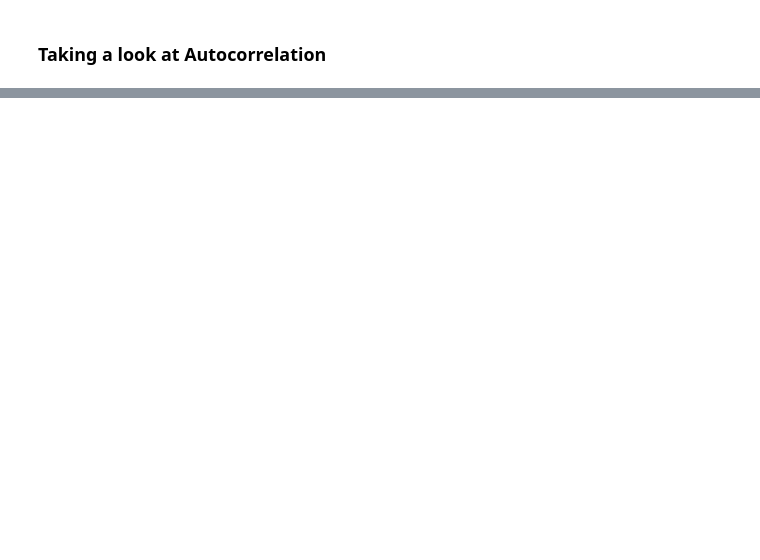
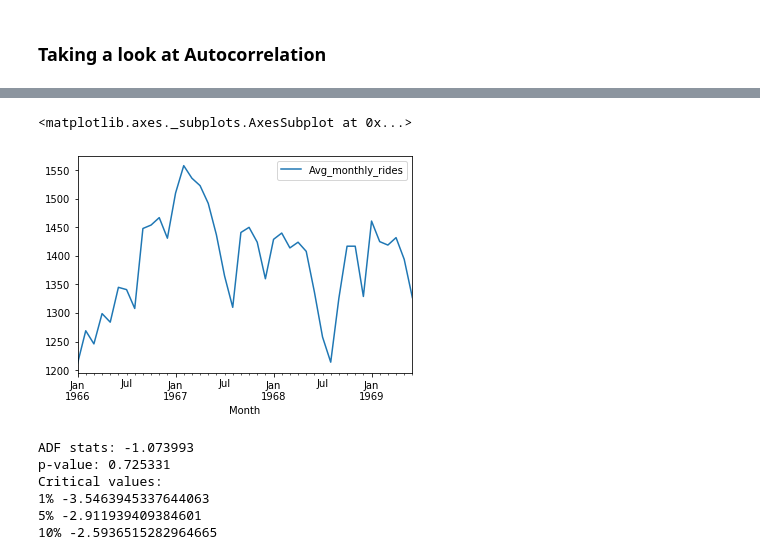
Before and after one commit to angiekl74/TimeSeriesAnalysis, a Jupyter notebook: PortlandRidership_Analysis_StatsmodelPackage_SARIMAX.ipynb, the cells around one changed output, grey strips where cells are left out. Saved outputs shown, nothing was run; the diff lists cells and outputs as text; code cells hidden in the pictures; blank space fills up the shorter version.

```diff
--- a/PortlandRidership_Analysis_StatsmodelPackage_SARIMAX.ipynb
+++ b/PortlandRidership_Analysis_StatsmodelPackage_SARIMAX.ipynb
@@ -186,0 +240,23 @@ dtype: float64
+# %%
+pdx_test.plot()
+# %% [output]
+<matplotlib.axes._subplots.AxesSubplot at 0x...>
+[figure, added]
+# %%
+# Run Dickey-Fuller test on training data to test STATIONARY
+
+adfullerresult = adfuller(pdx_train)
+
+print("ADF stats: %f" % adfullerresult[0])
+print("p-value: %f" % adfullerresult[1])
+print("Critical values:")
+
+for key,value in adfullerresult[4].items():
+    print(key, value)
+# %% [output]
+ADF stats: -1.073993
+p-value: 0.725331
+Critical values:
+1% -3.5463945337644063
+5% -2.911939409384601
+10% -2.5936515282964665
```
Also changed, not shown: parts of 26 cells of this notebook, 2 other files.
